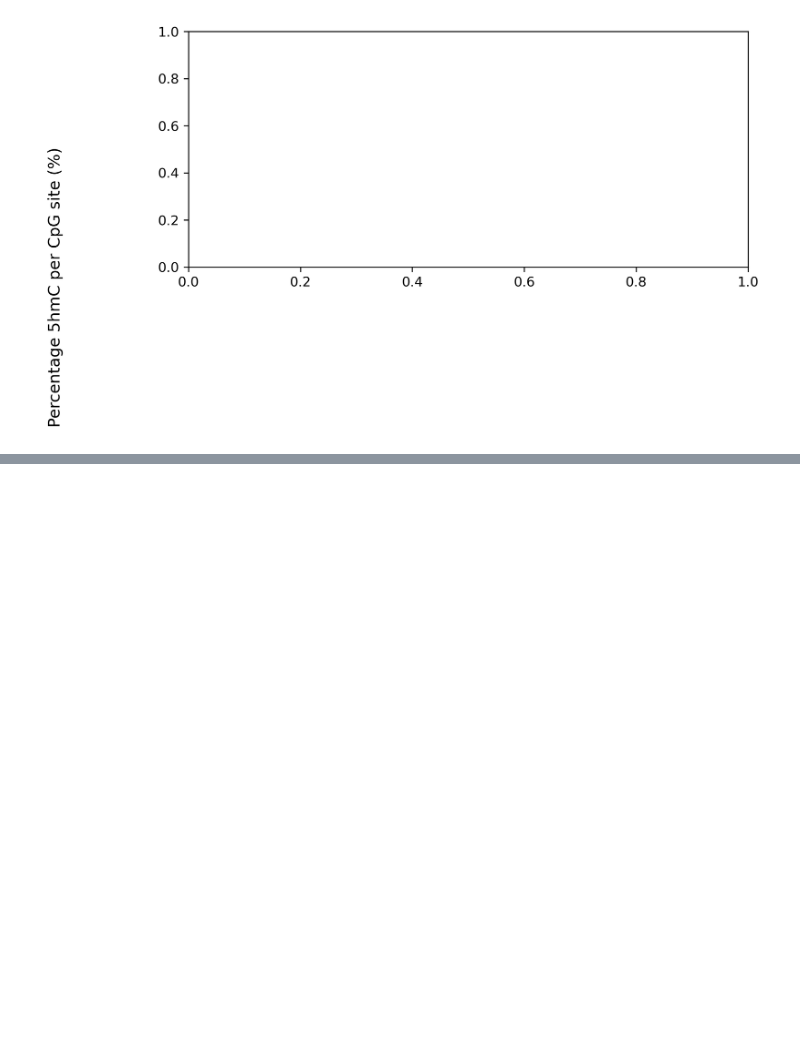
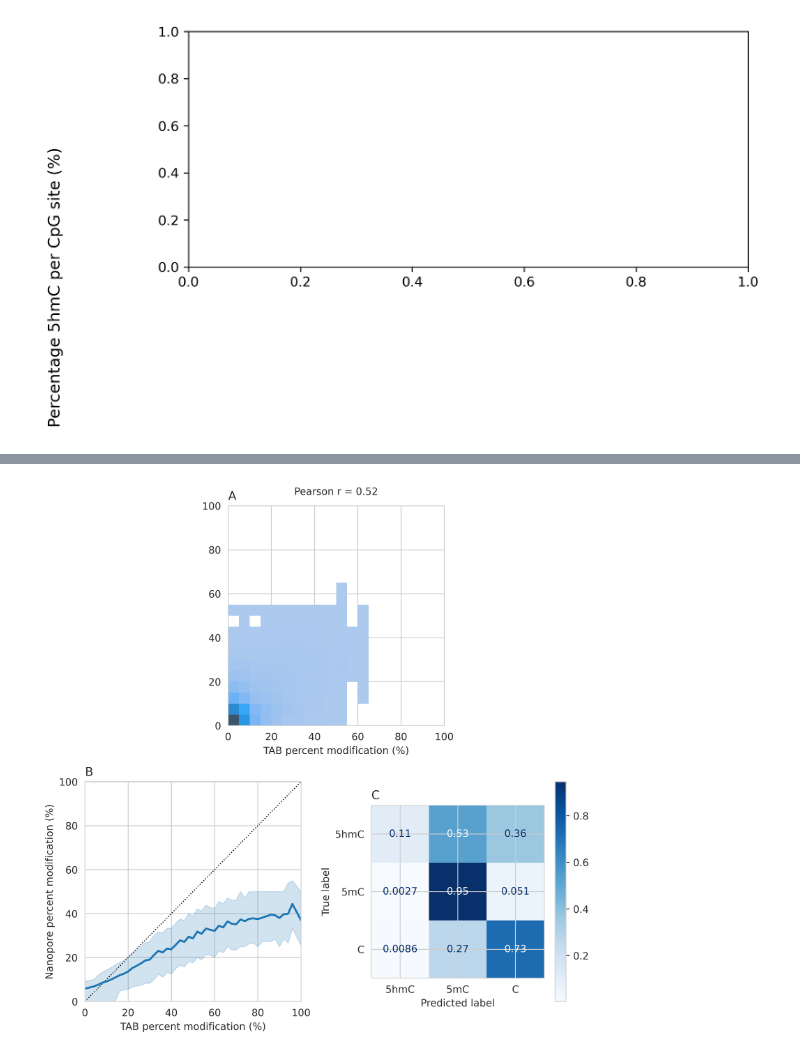
Before and after one commit to DominicOH/Analysis-of-nanopore-epigenetic-sequencing, a Jupyter notebook: Figures.ipynb, the cells around one changed output, grey strips where cells are left out. Saved outputs shown, nothing was run; the diff lists cells and outputs as text; code cells hidden in the pictures; blank space fills up the shorter version.

```diff
--- a/Figures.ipynb
+++ b/Figures.ipynb
@@ -553,3 +568,34 @@ fig.tight_layout()
+# %%
+sns.set_style("whitegrid")
+
+fig = plt.figure(figsize=((20)/2.54, (20)/2.54), dpi=600, facecolor="None")
+gs = GridSpec(2, 4, fig)
+
+ax1 = fig.add_subplot(gs[0, 1:3])
+sns.histplot(hmc_df_wide, x="percentMeth_Bisulphite", y="percentMeth_Nanopore", bins=20, pthresh=0.01, stat="density", ax=ax1)
+ax1.text(50, 105, "Pearson r = {r:.2f}".format(r=calcPearson(hmc_df_wide)[0]), ha="center")
+ax1.set_xlim((0, 100))
+ax1.set_ylim((0, 100))
+ax1.set_xlabel("TAB percent modification (%)")
+ax1.set_ylabel(None)
+ax1.set_title("A", loc="left")
+
+ax2 = fig.add_subplot(gs[1, :2])
+ax2.plot(np.arange(0, 105, 5), np.arange(0, 105, 5), linestyle=":", lw=1, color="black")
+sns.lineplot(binBenchmark(hmc_df_wide), x="bin", y="percentMeth_Nanopore", errorbar=("pi", 50), err_style="band", linewidth=2, ax=ax2)
+ax2.set_ylim((0, 100))
+ax2.set_xlim((0, 100))
+ax2.set_xlabel("TAB percent modification (%)")
+ax2.set_ylabel("Nanopore percent modification (%)")
+ax2.set_title("B", loc="left")
+
+ax3 = fig.add_subplot(gs[1, 2:])
+ConfusionMatrixDisplay.from_predictions(defineTruthset(), definePredictions(), normalize="true", cmap="Blues", ax=ax3)
+ax3.set_title("C", loc="left")
+
+fig.tight_layout()
+# %% [output]
+[figure, added]
 # %%
 import pyBigWig # required for bigWig output of pr
 
```
Also changed, not shown: parts of 12 cells of this notebook.
